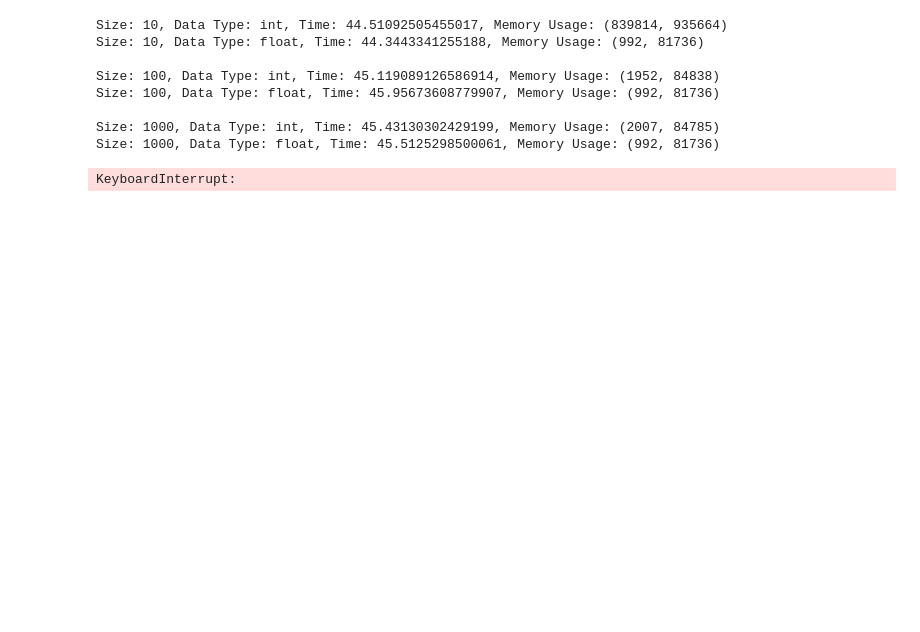
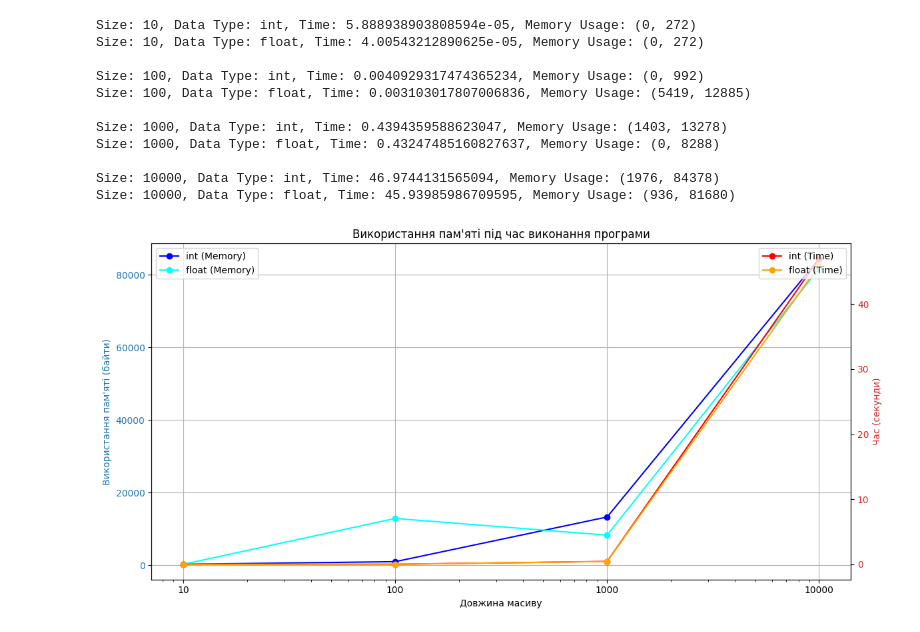
Before and after one commit to MykolaMudryk/LPNU-Theory-of-Algorithms-and-Data-Structures, a Jupyter notebook: lab02/mymain.ipynb, the cells around one changed output. Cells and saved outputs as stored; diff of their text form; code cells hidden in the pictures; blank space fills up the shorter version.

```diff
--- a/lab02/mymain.ipynb
+++ b/lab02/mymain.ipynb
@@ -128,39 +218,81 @@ Size: 10, Data Type: float, Time: 134.22322392463684, Memory Usage: (1728, 82464
 # %%
-# Завдання 3: Сортування вставкою (insertion_sort sort)
 
 sizes = [10, 100, 1000, 10000]
+times_int = []
+times_float = []
+memories_int = []
+memories_float = []
+
 for size in sizes:
     # Generate int array
     array_int = np.random.randint(0, 100, size=size, dtype=np.int64)
     tracemalloc.start()
     start_time = time.time()
-    insertion_sort(array.copy())
+    insertion_sort(array_int.copy())
     end_time = time.time()
     elapsed_time_int = end_time - start_time
     memory_usage_int = tracemalloc.get_traced_memory()
     tracemalloc.stop()
 
+    times_int.append(elapsed_time_int)
+    memories_int.append(memory_usage_int[1])
+
     # Generate float array
     array_float = np.random.uniform(0, 100, size=size)
     tracemalloc.start()
     start_time = time.time()
-    insertion_sort(array.copy())
+    insertion_sort(array_float.copy())
     end_time = time.time()
     elapsed_time_float = end_time - start_time
     memory_usage_float = tracemalloc.get_traced_memory()
     tracemalloc.stop()
 
+    times_float.append(elapsed_time_float)
+    memories_float.append(memory_usage_float[1])
+
     print(f"Size: {size}, Data Type: int, Time: {elapsed_time_int}, Memory Usage: {memory_usage_int}")
     print(f"Size: {size}, Data Type: float, Time: {elapsed_time_float}, Memory Usage: {memory_usage_float}")
     print()
+
+# Plotting
+fig, ax1 = plt.subplots(figsize=(12, 6))
+
+# Memory Usage Plot
+color = 'tab:blue'
+ax1.set_xlabel('Довжина масиву')
+ax1.set_ylabel('Використання пам\'яті (байти)', color=color)
+ax1.plot(sizes, memories_int, marker='o', label='int (Memory)', color='blue')
+ax1.plot(sizes, memories_float, marker='o', label='float (Memory)', color='cyan')
+ax1.set_xscale('log')
+ax1.set_xticks(sizes)
+ax1.get_xaxis().set_major_formatter(plt.ScalarFormatter())
+ax1.tick_params(axis='y', labelcolor=color)
+ax1.legend(loc='upper left')
+ax1.grid(True)
+
+# Execution Time Plot
+ax2 = ax1.twinx()
+color = 'tab:red'
+ax2.set_ylabel('Час (секунди)', color=color)
+ax2.plot(sizes, times_int, marker='o', label='int (Time)', color='red')
+ax2.plot(sizes, times_float, marker='o', label='float (Time)', color='orange')
+ax2.tick_params(axis='y', labelcolor=color)
+ax2.legend(loc='upper right')
+
+plt.title('Використання пам\'яті під час виконання програми')
+fig.tight_layout()
+plt.show()
 # %% [output]
-Size: 10, Data Type: int, Time: 44.51092505455017, Memory Usage: (839814, 935664)
-Size: 10, Data Type: float, Time: 44.3443341255188, Memory Usage: (992, 81736)
+Size: 10, Data Type: int, Time: 5.888938903808594e-05, Memory Usage: (0, 272)
+Size: 10, Data Type: float, Time: 4.00543212890625e-05, Memory Usage: (0, 272)
 
-Size: 100, Data Type: int, Time: 45.119089126586914, Memory Usage: (1952, 84838)
-Size: 100, Data Type: float, Time: 45.95673608779907, Memory Usage: (992, 81736)
+Size: 100, Data Type: int, Time: 0.0040929317474365234, Memory Usage: (0, 992)
+Size: 100, Data Type: float, Time: 0.003103017807006836, Memory Usage: (5419, 12885)
 
-Size: 1000, Data Type: int, Time: 45.43130302429199, Memory Usage: (2007, 84785)
-Size: 1000, Data Type: float, Time: 45.5125298500061, Memory Usage: (992, 81736)
+Size: 1000, Data Type: int, Time: 0.4394359588623047, Memory Usage: (1403, 13278)
+Size: 1000, Data Type: float, Time: 0.43247485160827637, Memory Usage: (0, 8288)
+
+Size: 10000, Data Type: int, Time: 46.9744131565094, Memory Usage: (1976, 84378)
+Size: 10000, Data Type: float, Time: 45.93985986709595, Memory Usage: (936, 81680)
-KeyboardInterrupt:
+[figure, added]
 # %%
```
Also changed, not shown: parts of 5 cells of this notebook, 12 other files.
